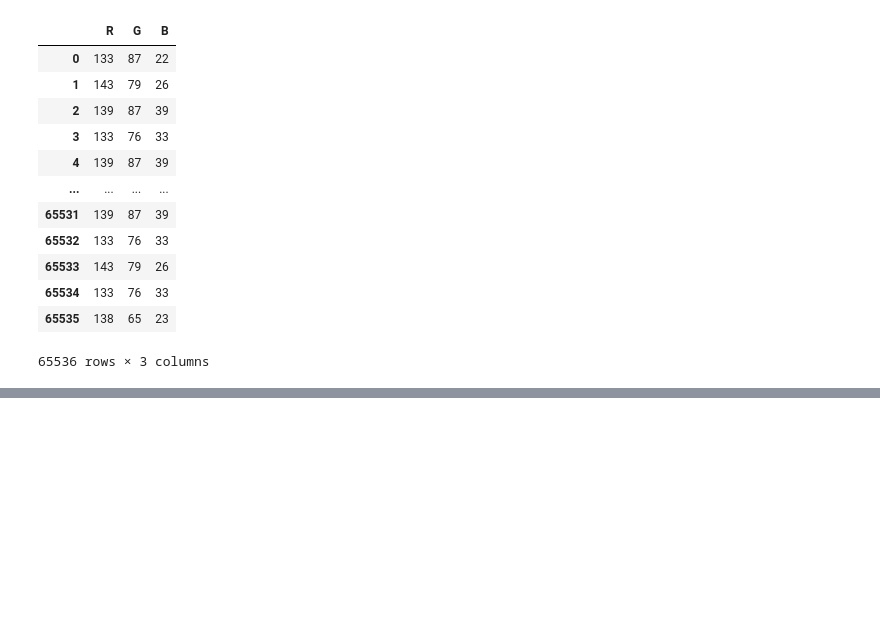
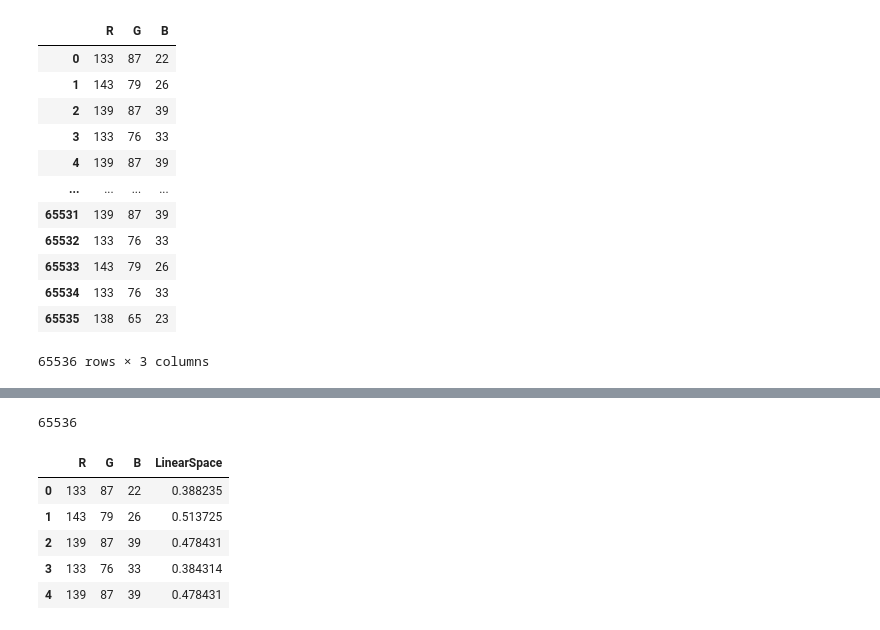
Before and after one commit to arpit2412/Generative-Adversarial-Network-, a Jupyter notebook: CycleGAN/Histogram_Plot.ipynb, the cells around one changed output, grey strips where cells are left out. Cells and saved outputs as stored; diff of their text form; code cells hidden in the pictures; blank space fills up the shorter version.

Commit message:
LinearSpace

```diff
--- a/CycleGAN/Histogram_Plot.ipynb
+++ b/CycleGAN/Histogram_Plot.ipynb
@@ -503,0 +504,15 @@ for i in range(len(flat)):
+# %%
+len(new_labels)
+# %% [output]
+65536
+# %%
+flat['LinearSpace'] = new_labels
+# %%
+flat.head()
+# %% [output]
+|  | R | G | B | LinearSpace |
+| 0 | 133 | 87 | 22 | 0.388235 |
+| 1 | 143 | 79 | 26 | 0.513725 |
+| 2 | 139 | 87 | 39 | 0.478431 |
+| 3 | 133 | 76 | 33 | 0.384314 |
+| 4 | 139 | 87 | 39 | 0.478431 |
```
Also changed, not shown: parts of 1 cell of this notebook.
